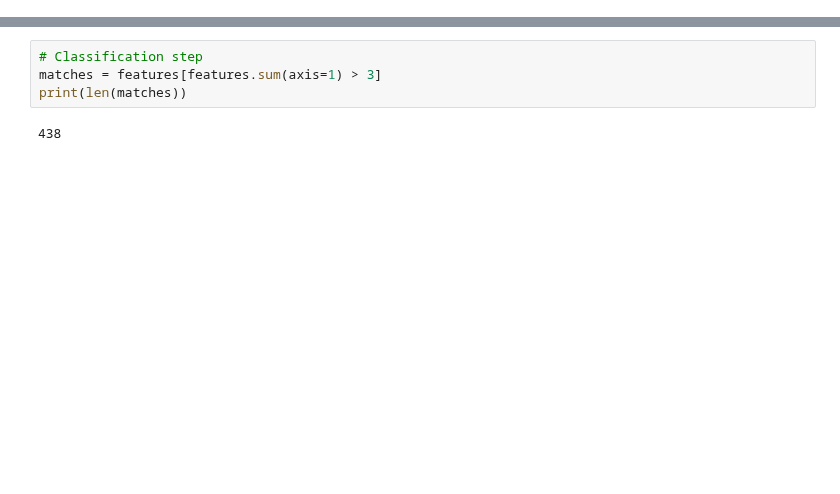
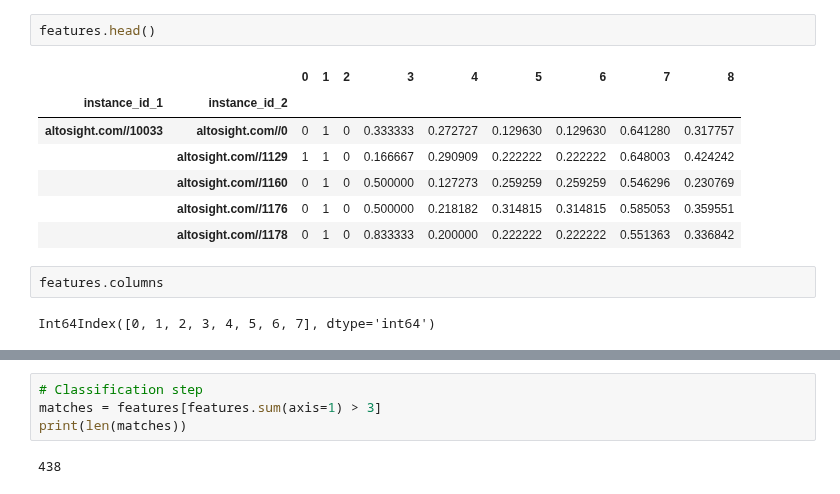
Before and after one commit to Samir55/sigmod2021_teamAAA, a Jupyter notebook: notebooks/reocrdlinkage.ipynb, the cells around one changed output, grey strips where cells are left out. Cells and saved outputs as stored; diff of their text form; blank space fills up the shorter version.

```diff
--- a/notebooks/reocrdlinkage.ipynb
+++ b/notebooks/reocrdlinkage.ipynb
@@ -488,0 +270,14 @@ features.describe()
+# %%
+features.head()
+# %% [output]
+|  |  | 0 | 1 | 2 | 3 | 4 | 5 | 6 | 7 | 8 |
+| instance_id_1 | instance_id_2 |  |  |  |  |  |  |  |  |  |
+| altosight.com//10033 | altosight.com//0 | 0 | 1 | 0 | 0.333333 | 0.272727 | 0.129630 | 0.129630 | 0.641280 | 0.317757 |
+|  | altosight.com//1129 | 1 | 1 | 0 | 0.166667 | 0.290909 | 0.222222 | 0.222222 | 0.648003 | 0.424242 |
+|  | altosight.com//1160 | 0 | 1 | 0 | 0.500000 | 0.127273 | 0.259259 | 0.259259 | 0.546296 | 0.230769 |
+|  | altosight.com//1176 | 0 | 1 | 0 | 0.500000 | 0.218182 | 0.314815 | 0.314815 | 0.585053 | 0.359551 |
+|  | altosight.com//1178 | 0 | 1 | 0 | 0.833333 | 0.200000 | 0.222222 | 0.222222 | 0.551363 | 0.336842 |
+# %%
+features.columns
+# %% [output]
+Int64Index([0, 1, 2, 3, 4, 5, 6, 7], dtype='int64')
```
Also changed, not shown: parts of 40 cells of this notebook, 8 other files.
